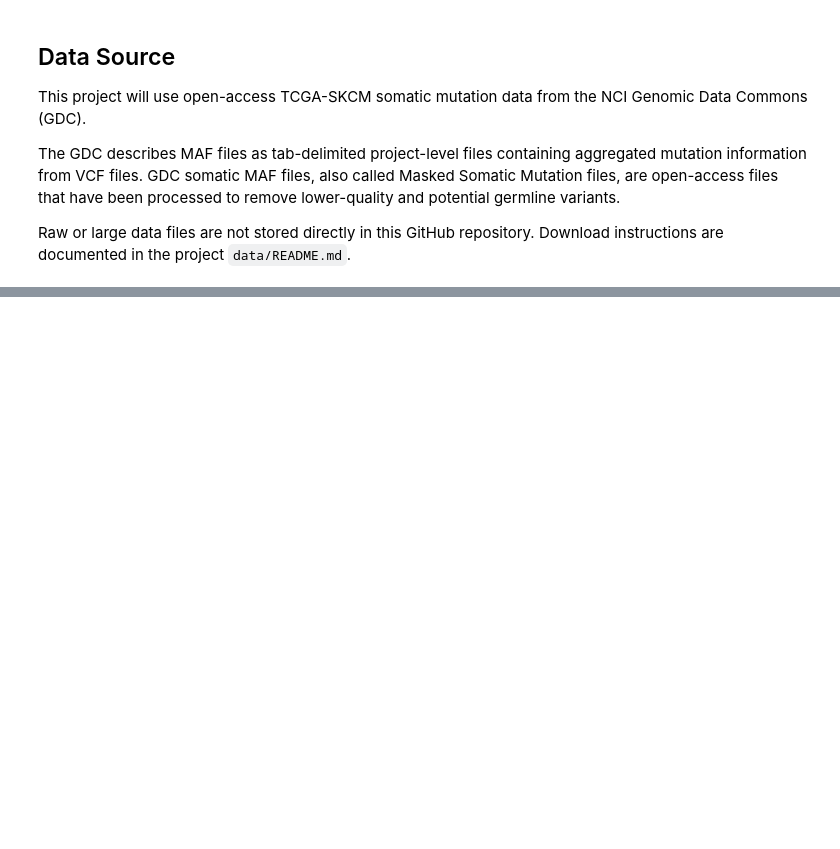
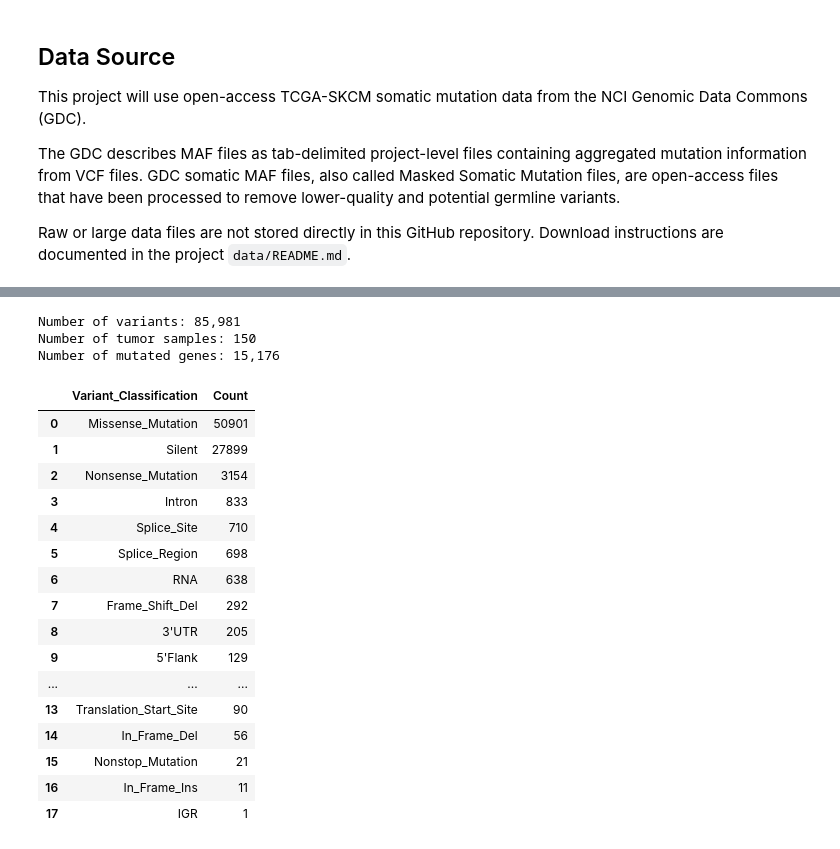
Before and after one commit to andreamariefree-creator/clinical-genomics-portfolio, a Jupyter notebook: projects/01_somatic_maf_analysis/notebooks/01_1_skcm_somatic_maf_analysis.ipynb, the cells around one changed output, grey strips where cells are left out. Drawn from its saved outputs; the diff is of its cells as text; code cells hidden in the pictures; blank space fills up the shorter version.

```diff
--- a/projects/01_somatic_maf_analysis/notebooks/01_1_skcm_somatic_maf_analysis.ipynb
+++ b/projects/01_somatic_maf_analysis/notebooks/01_1_skcm_somatic_maf_analysis.ipynb
@@ -81,17 +117,39 @@ if skcm_maf is not None:
 # %%
-if skcm_maf is not None:
-    n_variants = skcm_maf.shape[0]
-    n_samples = skcm_maf["Tumor_Sample_Barcode"].nunique()
+n_variants = skcm_maf.shape[0]
+n_samples = skcm_maf["Tumor_Sample_Barcode"].nunique()
+n_genes = skcm_maf["Hugo_Symbol"].nunique()
 
-    print(f"Number of variants: {n_variants:,}")
-    print(f"Number of tumor samples: {n_samples:,}")
+print(f"Number of variants: {n_variants:,}")
+print(f"Number of tumor samples: {n_samples:,}")
+print(f"Number of mutated genes: {n_genes:,}")
+# %% [output]
+Number of variants: 85,981
+Number of tumor samples: 150
+Number of mutated genes: 15,176
 # %%
-if skcm_maf is not None:
-    mutation_class_counts = (
-        skcm_maf["Variant_Classification"]
-        .value_counts()
-        .reset_index()
-    )
+mutation_class_counts = (
+    skcm_maf["Variant_Classification"]
+    .value_counts()
+    .reset_index()
+)
 
-    mutation_class_counts.columns = ["Variant_Classification", "Count"]
-    mutation_class_counts
+mutation_class_counts.columns = ["Variant_Classification", "Count"]
+mutation_class_counts
+# %% [output]
+|  | Variant_Classification | Count |
+| 0 | Missense_Mutation | 50901 |
+| 1 | Silent | 27899 |
+| 2 | Nonsense_Mutation | 3154 |
+| 3 | Intron | 833 |
+| 4 | Splice_Site | 710 |
+| 5 | Splice_Region | 698 |
+| 6 | RNA | 638 |
+| 7 | Frame_Shift_Del | 292 |
+| 8 | 3'UTR | 205 |
+| 9 | 5'Flank | 129 |
+| ... | ... | ... |
+| 13 | Translation_Start_Site | 90 |
+| 14 | In_Frame_Del | 56 |
+| 15 | Nonstop_Mutation | 21 |
+| 16 | In_Frame_Ins | 11 |
+| 17 | IGR | 1 |
```
Also changed, not shown: parts of 11 cells of this notebook, 5 other files.
